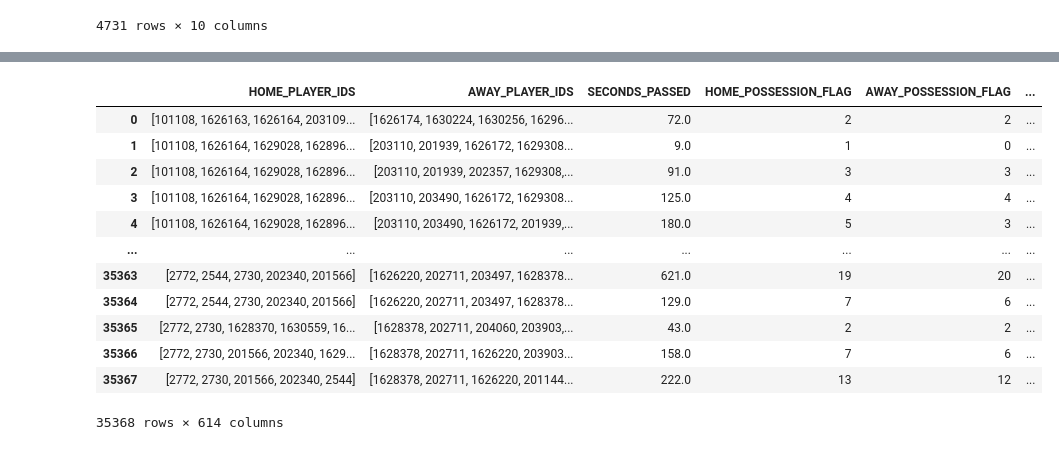
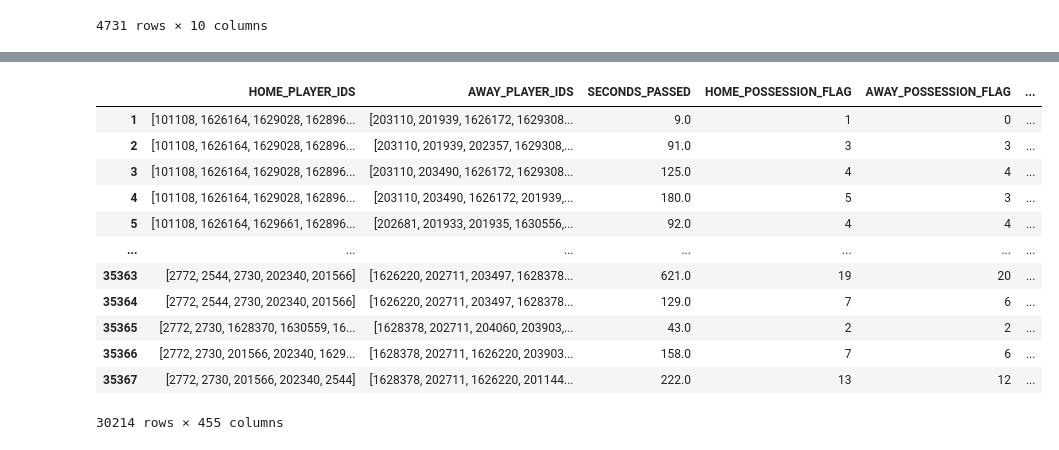
Before and after one commit to ImWesAdams/NBAPredictionsAndData, a Jupyter notebook: NBA Compile Play by Play Data.ipynb, the cells around one changed output, grey strips where cells are left out. Cells and saved outputs as stored; diff of their text form; code cells hidden in the pictures.

Commit message:
Super ugly code
But some results with player minutes filter

```diff
--- a/NBA Compile Play by Play Data.ipynb
+++ b/NBA Compile Play by Play Data.ipynb
@@ -43,8 +43,11 @@ def advanced_boxscore_url(game_id, start, end):
 def games_url(season,season_type):
     return 'https://stats.nba.com/stats/leaguegamelog?Counter=1000&DateFrom=&DateTo=&Direction=DESC&LeagueID=00&PlayerOrTeam=T&Season={}&SeasonType={}&Sorter=DATE'.format(season,season_type)
 
-def players_url():
-    return 'https://stats.nba.com/stats/playerindex?LeagueID=00'
+def players_url(season,season_type,historical=1):
+    return 'https://stats.nba.com/stats/playerindex?LeagueID=00&season={}&SeasonType={}&Historical={}'.format(season,season_type,historical)
+
+def player_minutes_url(season,season_type):
+    return 'https://stats.nba.com/stats/leaguedashplayerstats?College=&Conference=&Country=&DateFrom=&DateTo=&Division=&DraftPick=&DraftYear=&GameScope=&GameSegment=&Height=&LastNGames=0&LeagueID=00&Location=&MeasureType=Base&Month=0&OpponentTeamID=0&Outcome=&PORound=0&PaceAdjust=N&PerMode=Totals&Period=0&PlayerExperience=&PlayerPosition=&PlusMinus=N&Rank=N&Season={}&SeasonSegment=&SeasonType={}&ShotClockRange=&StarterBench=&TeamID=0&TwoWay=0&VsConference=&VsDivision=&Weight='.format(season,season_type)
 
 def extract_data(url):
     resp = requests.get(url, headers=header_data).json()
@@ -75,16 +78,18 @@ def get_all_games(season,season_type):
     games['AWAY']=games['MATCHUP'].str.split(' vs. ').str.get(1)
     return games
 
-def get_player_general(season,season_type,headers):
-    params = {'season':season,'SeasonType':season_type,'Historical':'1'}
-    r = requests.get(url = players_url(),headers=headers,params=params).json()
-    player_general = pd.DataFrame(r['resultSets'][0]['rowSet'],columns=r['resultSets'][0]['headers'])
+def get_player_general(season,season_type):
+    player_general = extract_data(players_url(season,season_type))
     player_general = player_general[['PLAYER_FIRST_NAME','PLAYER_LAST_NAME','TEAM_ABBREVIATION',
                                      'PERSON_ID',
                                      'POSITION','HEIGHT','WEIGHT','DRAFT_YEAR','FROM_YEAR','TO_YEAR']]
 #     player_general['SEASON'] = season
     player_general.rename({'PERSON_ID':'PLAYER_ID'},axis=1,inplace=True)
     return player_general
+
+def get_player_minutes(season,season_type):
+    player_minutes = extract_data(player_minutes_url(season,season_type))
+    return player_minutes[['PLAYER_ID','PLAYER_NAME','TEAM_ABBREVIATION','GP','MIN']]
 
 
 def get_game_data(game_id,games):
@@ -208,3 +213,6 @@ players
 | 4729 | Ivica | Zubac | LAC | 1627826 | C | 7-0 | 240 | ... |
 | 4730 | Matt | Zunic | WAS | 78650 | G | 6-3 | 195 | ... |
 4731 rows × 10 columns
+# %%
+player_minutes = get_player_minutes(season,season_type)
+player_minutes
@@ -210,0 +233,3 @@ players
+# %%
+player_minutes_low = player_minutes[(player_minutes['GP']<10)|(player_minutes['MIN']<200)]
+player_minutes_low
@@ -264,34 +303,41 @@ problem_games
 # %%
 test_df = pd.read_csv('play_by_play_run2022-05-17-13-58-05.csv')
 test_df = test_df.groupby(['HOME_PLAYER_IDS','AWAY_PLAYER_IDS']).agg({'SECONDS_PASSED':'sum','HOME_POSSESSION_FLAG':'sum',
                                                            'AWAY_POSSESSION_FLAG':'sum','HOME_SCORE_DIFFERENCE':'sum',
                                                            'AWAY_SCORE_DIFFERENCE':'sum','HOME_VS_AWAY':'sum'}).reset_index()
 test_df['HOME_VS_AWAY_PER_POSSESSION']=test_df['HOME_VS_AWAY']/(0.5*test_df['AWAY_POSSESSION_FLAG']+0.5*test_df['HOME_POSSESSION_FLAG'])
 test_df['HOME_VS_AWAY_PER_POSSESSION'].replace([np.inf,-np.inf,np.nan],0,inplace=True)
+test_df['HOME_PLAYER_IDS']=test_df['HOME_PLAYER_IDS'].str.split(',')
+test_df['AWAY_PLAYER_IDS']=test_df['AWAY_PLAYER_IDS'].str.split(',')
+home_explode = test_df.explode('HOME_PLAYER_IDS').reset_index()
+home_explode['HOME_PLAYER_IDS']=home_explode['HOME_PLAYER_IDS'].astype(int)
+drop_home = player_minutes_low.merge(home_explode,how='inner',left_on='PLAYER_ID',right_on='HOME_PLAYER_IDS')
+away_explode = test_df.explode('AWAY_PLAYER_IDS').reset_index()
+away_explode['AWAY_PLAYER_IDS']=away_explode['AWAY_PLAYER_IDS'].astype(int)
+drop_away = player_minutes_low.merge(away_explode,how='inner',left_on='PLAYER_ID',right_on='AWAY_PLAYER_IDS')
+test_df=test_df[(~test_df.index.isin(drop_home['index']))&(~test_df.index.isin(drop_away['index']))]
 cols = test_df.columns
 mlb = MultiLabelBinarizer()
-test_df['HOME_PLAYER_IDS']=test_df['HOME_PLAYER_IDS'].str.split(',')
-test_df['AWAY_PLAYER_IDS']=test_df['AWAY_PLAYER_IDS'].str.split(',')
 test_df = test_df.merge(pd.DataFrame(mlb.fit_transform(test_df['HOME_PLAYER_IDS']),columns=mlb.classes_, index=test_df.index),
                      how='inner', left_index=True, right_index=True)
 for idx,row in test_df.iterrows():
     for player in row['AWAY_PLAYER_IDS']:
         test_df.at[idx,player]=-1
 test_df.fillna(0,inplace=True)
 # test_df.to_csv('test_df'+now_time+'.csv')
 test_df
 # %% [output]
 |  | HOME_PLAYER_IDS | AWAY_PLAYER_IDS | SECONDS_PASSED | HOME_POSSESSION_FLAG | AWAY_POSSESSION_FLAG | ... |
-| 0 | [101108, 1626163, 1626164, 203109... | [1626174, 1630224, 1630256, 16296... | 72.0 | 2 | 2 | ... |
 | 1 | [101108, 1626164, 1629028, 162896... | [203110, 201939, 1626172, 1629308... | 9.0 | 1 | 0 | ... |
 | 2 | [101108, 1626164, 1629028, 162896... | [203110, 201939, 202357, 1629308,... | 91.0 | 3 | 3 | ... |
 | 3 | [101108, 1626164, 1629028, 162896... | [203110, 203490, 1626172, 1629308... | 125.0 | 4 | 4 | ... |
 | 4 | [101108, 1626164, 1629028, 162896... | [203110, 203490, 1626172, 201939,... | 180.0 | 5 | 3 | ... |
+| 5 | [101108, 1626164, 1629661, 162896... | [202681, 201933, 201935, 1630556,... | 92.0 | 4 | 4 | ... |
 | ... | ... | ... | ... | ... | ... | ... |
 | 35363 | [2772, 2544, 2730, 202340, 201566] | [1626220, 202711, 203497, 1628378... | 621.0 | 19 | 20 | ... |
 | 35364 | [2772, 2544, 2730, 202340, 201566] | [1626220, 202711, 203497, 1628378... | 129.0 | 7 | 6 | ... |
 | 35365 | [2772, 2730, 1628370, 1630559, 16... | [1628378, 202711, 204060, 203903,... | 43.0 | 2 | 2 | ... |
 | 35366 | [2772, 2730, 201566, 202340, 1629... | [1628378, 202711, 1626220, 203903... | 158.0 | 7 | 6 | ... |
 | 35367 | [2772, 2730, 201566, 202340, 2544] | [1628378, 202711, 1626220, 201144... | 222.0 | 13 | 12 | ... |
-35368 rows × 614 columns
+30214 rows × 455 columns
 # %%
```
Also changed, not shown: parts of 8 cells of this notebook.
